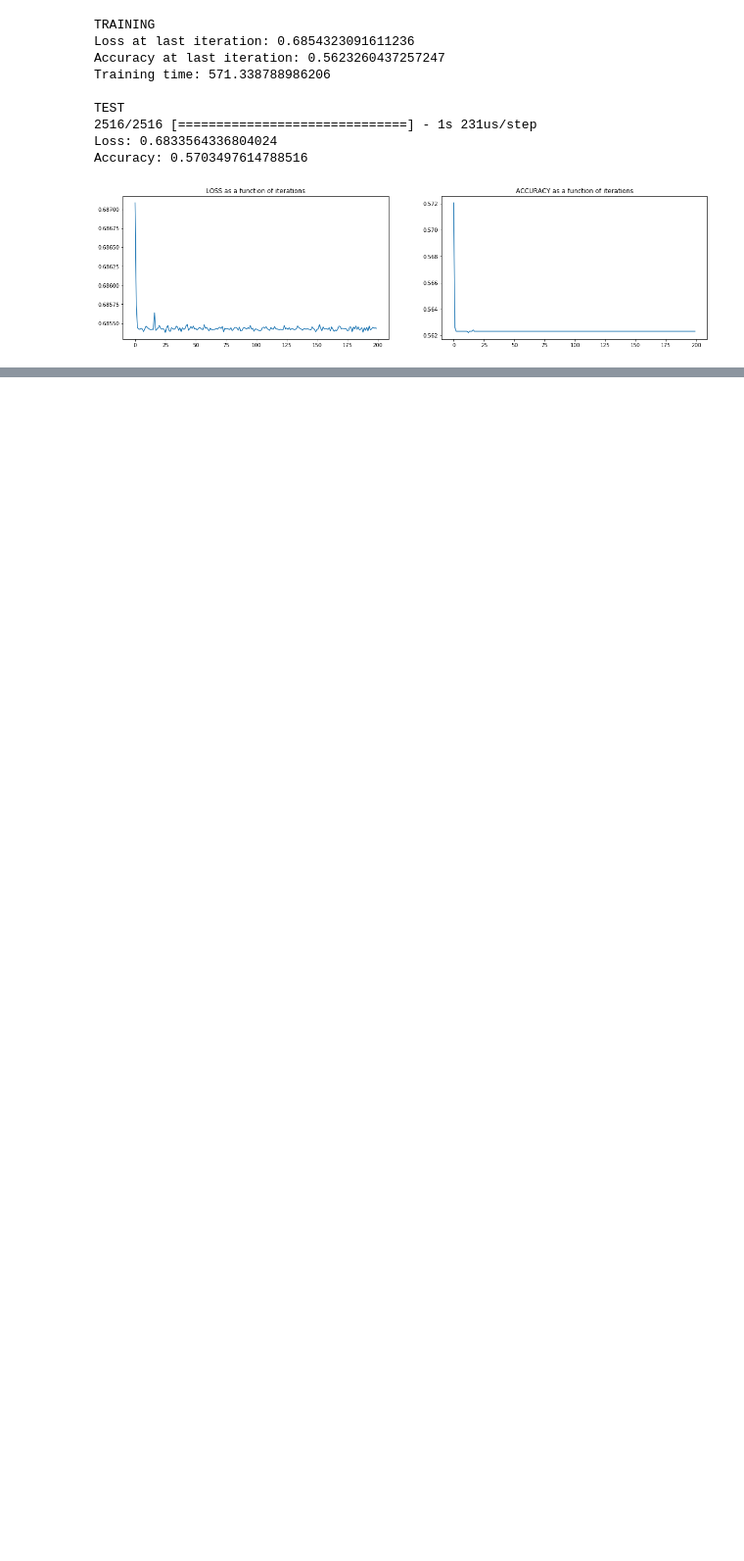
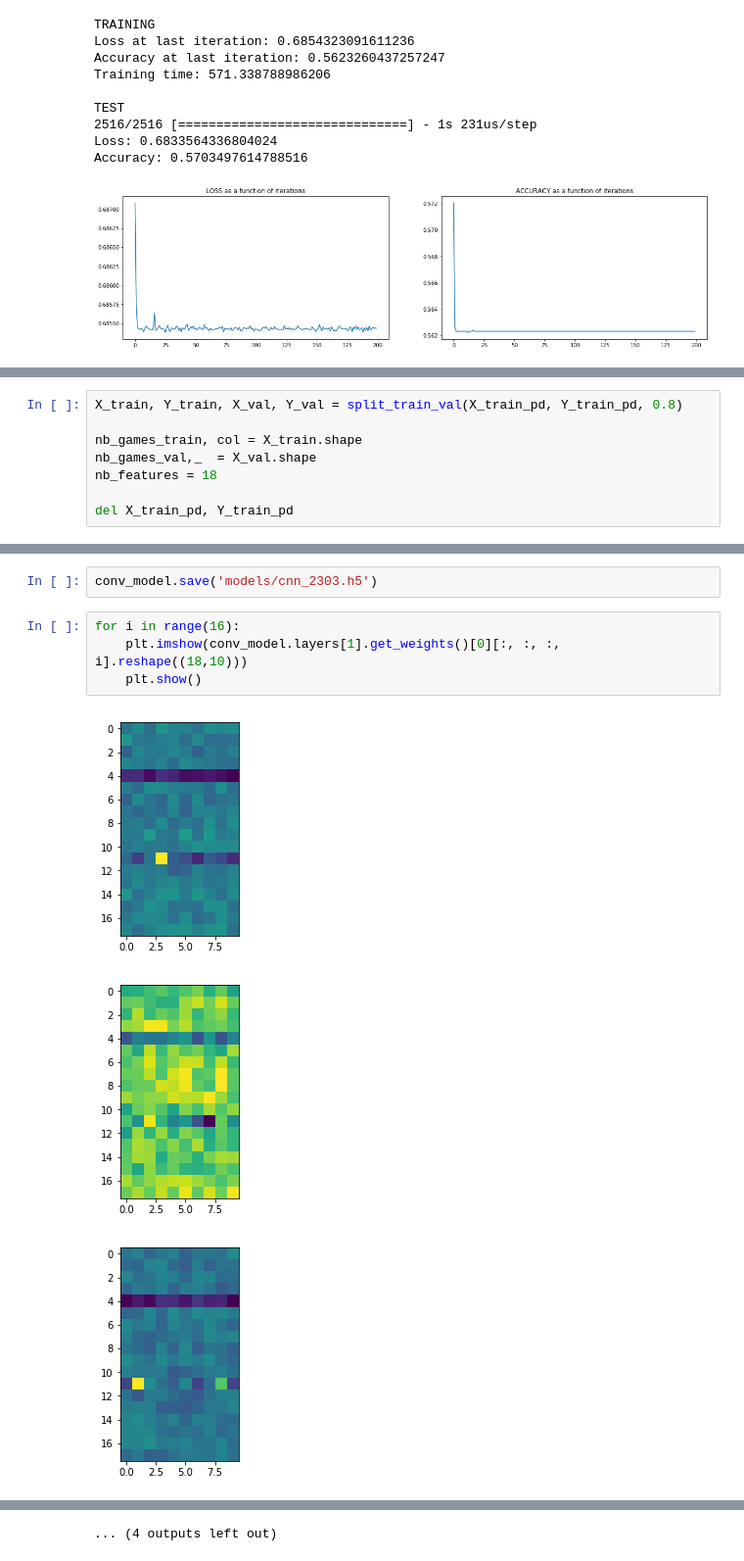
Before and after one commit to VictorSanh/NBA_Challenge, a Jupyter notebook: CNN.ipynb, the cells around one changed output, grey strips where cells are left out. Shown at 98% size. Cells and saved outputs as stored; diff of their text form; blank space fills up the shorter version.

```diff
--- a/CNN.ipynb
+++ b/CNN.ipynb
@@ -545,0 +550,8 @@ Accuracy: 0.5703497614788516
+# %%
+X_train, Y_train, X_val, Y_val = split_train_val(X_train_pd, Y_train_pd, 0.8)
+
+nb_games_train, col = X_train.shape
+nb_games_val,_  = X_val.shape
+nb_features = 18
+
+del X_train_pd, Y_train_pd
@@ -545,0 +650,10 @@ Accuracy: 0.5703497614788516
+# %%
+conv_model.save('models/cnn_2303.h5')
+# %%
+for i in range(16):
+    plt.imshow(conv_model.layers[1].get_weights()[0][:, :, :, i].reshape((18,10)))
+    plt.show()
+# %% [output]
+[figure, added]
+[figure, added]
+[figure, added]
@@ -545,0 +669 @@ Accuracy: 0.5703497614788516
+... (4 outputs left out)
```
Also changed, not shown: parts of 12 cells of this notebook, 1 other file.
